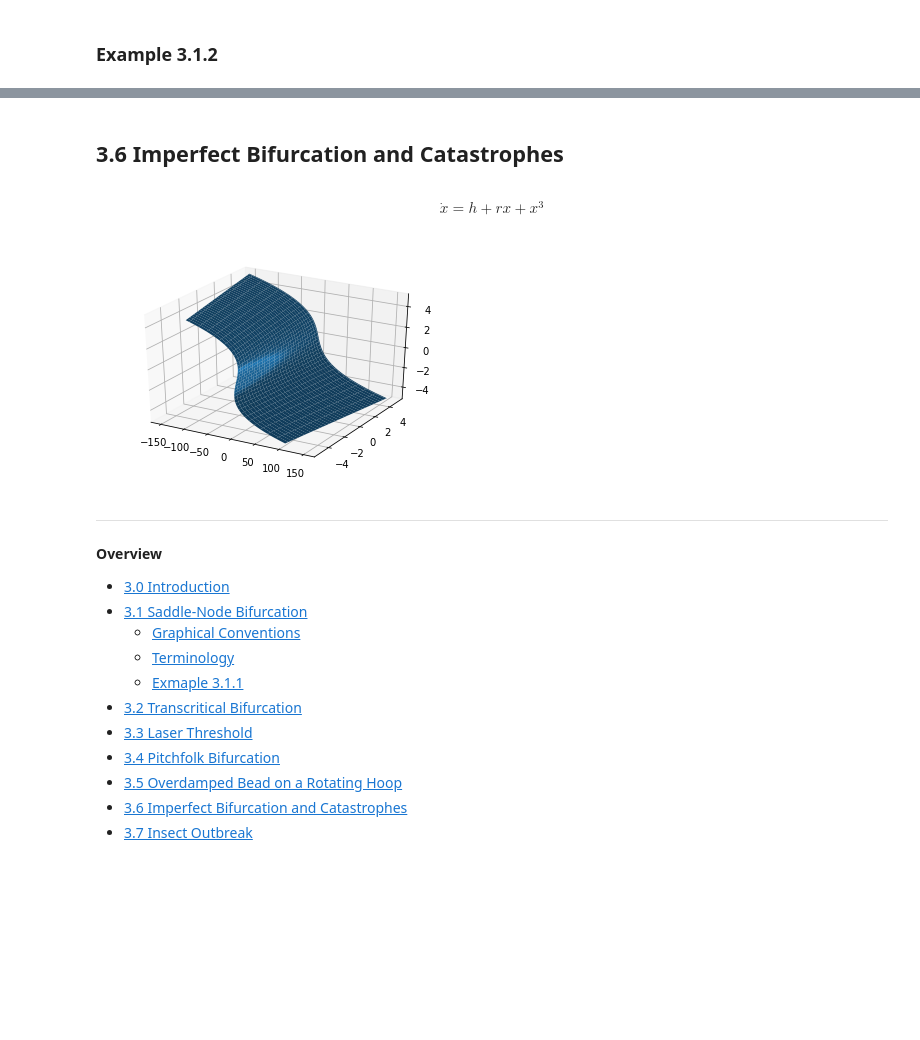
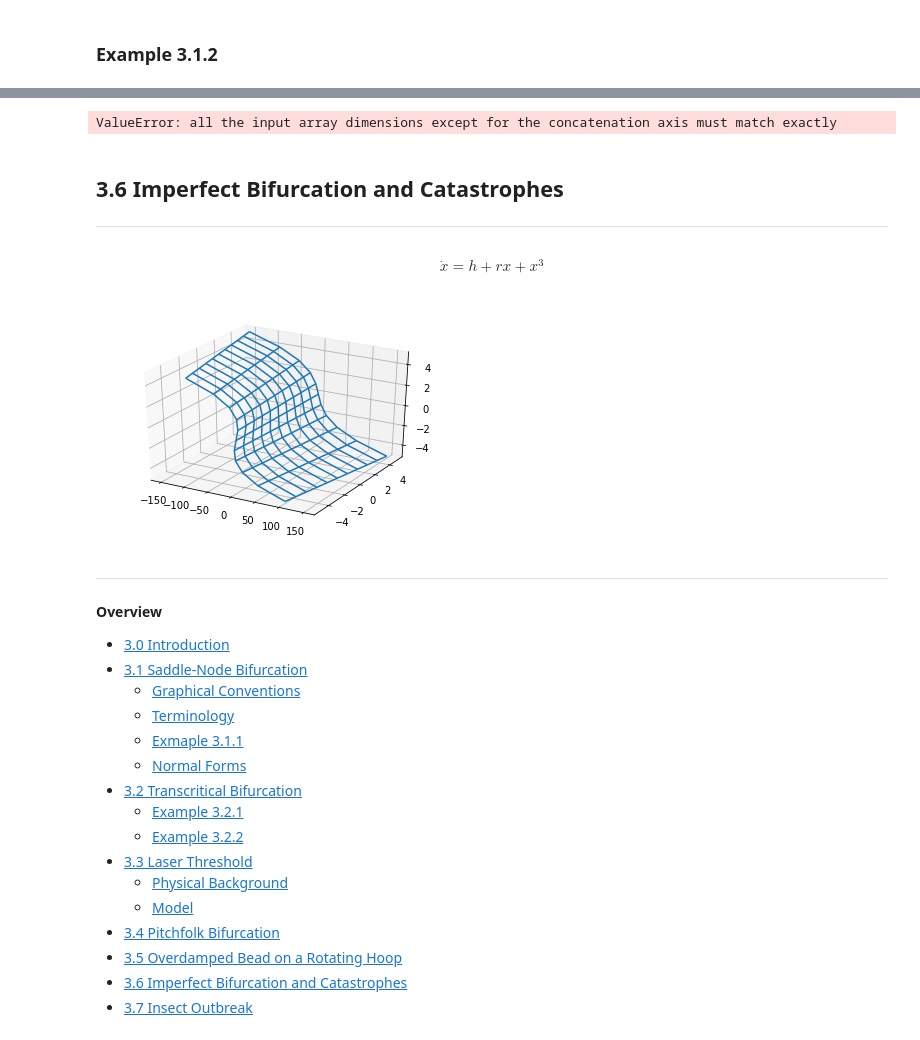
Before and after one commit to shumez/NLDC, a Jupyter notebook: c03/note.ipynb, the cells around one changed output, grey strips where cells are left out. Cells and saved outputs as stored; diff of their text form; code cells hidden in the pictures; blank space fills up the shorter version.

```diff
--- a/c03/note.ipynb
+++ b/c03/note.ipynb
@@ -192,0 +258,22 @@ plt.show()
+# %%
+def fixed(r):
+    if r < 0:
+        sta = 0
+        uns = r
+    elif r >= 0:
+        sta = r
+        uns = 0
+
+    return sta, uns
+
+r = np.linspace(-1, 1, 100)
+
+sta, uns = fixed(r)
+
+plt.plot(r, sta, linestyle='-', c=c[2], label='Stable')
+plt.plot(r, uns, linestyle='-.', c=c[1], label='Unstable')
+plt.xlabel(r'r')
+plt.ylabel(r'x')
+plt.legend(loc='best')
+
+plt.show()
@@ -193,32 +378,60 @@ plt.show()
+# %%
+def f(n, N_0, G, k, alpha):
+    n_dot = (G * N_0 - k)* n - alpha * G * n**2
+
+    return n_dot
+
+N_0s = np.array([25, 50, 100])
+G = 0.01
+k = 0.5
+alpha = 50
+
+fig, axes = plt.subplots(ncols=3, sharex=True, sharey=True)
+n = np.linspace(0, 1.5, 100)
+n_flow = np.linspace(0, 1.5, 4)
+for i in range(3):
+    N_0 = N_0s[i]
+    n_dot = f(n, N_0, G, k, alpha)
+    n_dot_flow = f(n_flow, N_0, G, k, alpha)
+    axes[i].plot(n, n_dot, label=(r'$N_0 = %d $' % N_0s[i]))
+    axes[i].quiver(n_flow, 0, n_dot, 0, color=c[2])
+    axes[i].legend(loc='lower left')
+    axes[i].grid(True)
+
+plt.show()
+# %% [output]
+ValueError: all the input array dimensions except for the concatenation axis must match exactly
 # %% [markdown]
 ## 3.6 Imperfect Bifurcation and Catastrophes
+---
 # %% [markdown]
 $$\dot{x} = h + rx + x^3$$
 # %%
 import numpy as np
 import matplotlib.pyplot as plt
 from mpl_toolkits.mplot3d import Axes3D
 
 def fixed(x, r):
     h = - r*x - x**3
     return h
 
-x, r = np.arange(-5, 5.01, 0.1), np.arange(-5, 5.01, 0.1)
+x, r = np.arange(-5, 5.01, 1), np.arange(-5, 5.01, 1)
 x, r = np.meshgrid(x, r)
 h = fixed(x, r)
 
 fig = plt.figure()
 ax = fig.gca(projection='3d')
-ax.plot_surface(h, r, x)
+# ax.plot_surface(h, r, x)
+ax.plot_wireframe(h, r, x)
 
 # Axes3D.plot_wireframe(X, Y, Z)
 plt.show()
 
 # print(X)
 # print(Y)
 # print(Z)
 # %% [output]
-[figure, old version]
+[figure, new version]
 # %% [markdown]
 ---
 **Overview**
@@ -228,8 +441,13 @@ plt.show()
     - [Graphical Conventions](#Graphical-Conventions)
     - [Terminology](#Terminology)
     - [Exmaple 3.1.1](#Exmaple-3.1.1)
+    - [Normal Forms](#Normal-Forms)
 - [3.2 Transcritical Bifurcation](#3.2-Transcritical-Bifurcation)
+    - [Example 3.2.1](#Example-3.2.1)
+    - [Example 3.2.2](#Example-3.2.2)
 - [3.3 Laser Threshold](#3.3-Laser-Threshold)
+    - [Physical Background](#Physical-Background)
+    - [Model](#Model)
 - [3.4 Pitchfolk Bifurcation](#3.4-Pitchfolk-Bifurcation)
 - [3.5 Overdamped Bead on a Rotating Hoop](#3.5-Overdamped-Bead-on-a-Rotating-Hoop)
 - [3.6 Imperfect Bifurcation and Catastrophes](#3.6-Imperfect-Bifurcation-and-Catastrophes)
```
Also changed, not shown: parts of 19 cells of this notebook.
